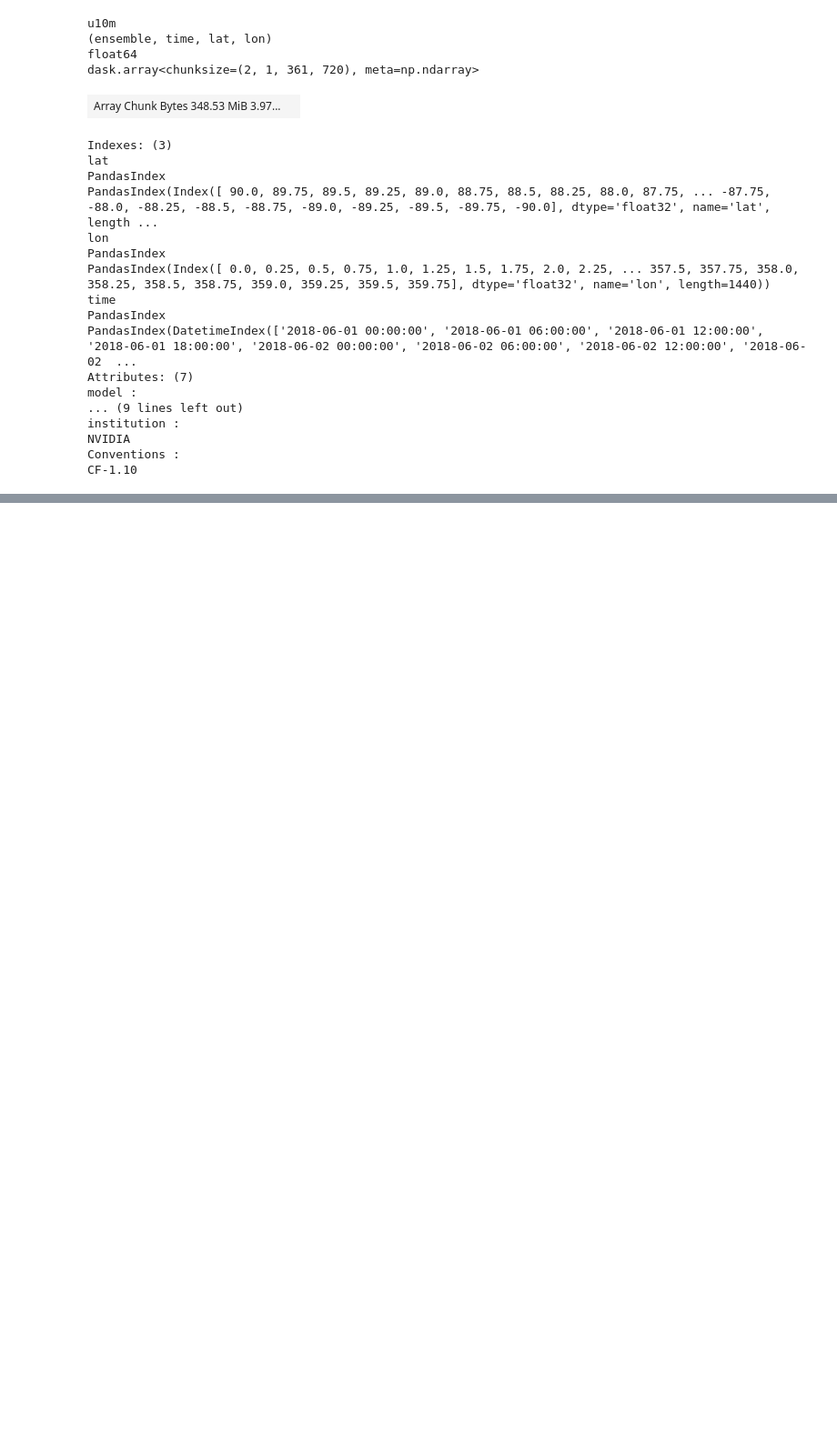
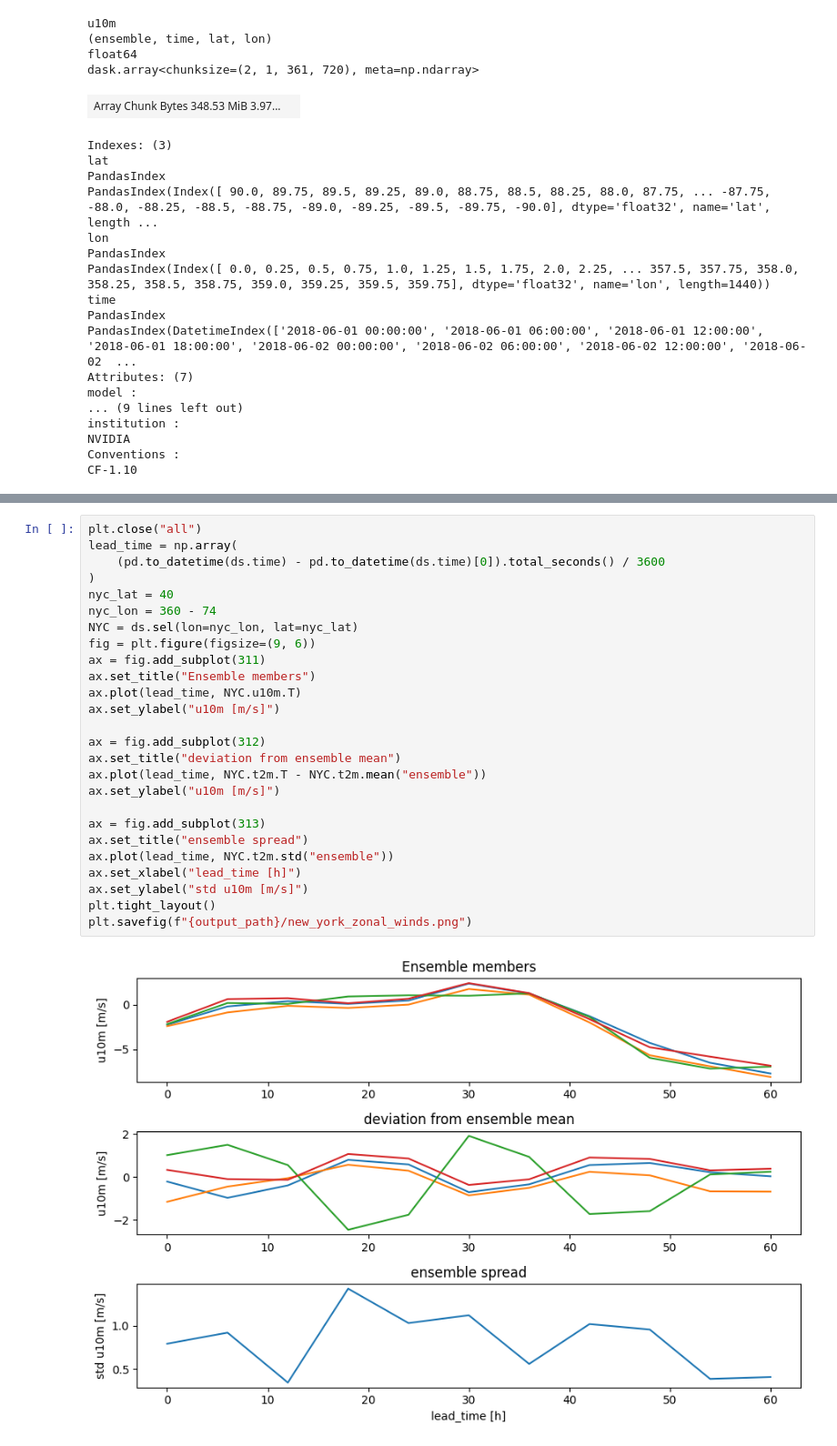
Before and after one commit to kueschallCarl/earth2mip, a Jupyter notebook: models/simple_inference.ipynb, the cells around one changed output, grey strips where cells are left out. Shown at 91% size. Saved outputs shown, nothing was run; the diff lists cells and outputs as text; blank space fills up the shorter version.

```diff
--- a/models/simple_inference.ipynb
+++ b/models/simple_inference.ipynb
@@ -212,0 +213,28 @@ CF-1.10
+# %%
+plt.close("all")
+lead_time = np.array(
+    (pd.to_datetime(ds.time) - pd.to_datetime(ds.time)[0]).total_seconds() / 3600
+)
+nyc_lat = 40
+nyc_lon = 360 - 74
+NYC = ds.sel(lon=nyc_lon, lat=nyc_lat)
+fig = plt.figure(figsize=(9, 6))
+ax = fig.add_subplot(311)
+ax.set_title("Ensemble members")
+ax.plot(lead_time, NYC.u10m.T)
+ax.set_ylabel("u10m [m/s]")
+
+ax = fig.add_subplot(312)
+ax.set_title("deviation from ensemble mean")
+ax.plot(lead_time, NYC.t2m.T - NYC.t2m.mean("ensemble"))
+ax.set_ylabel("u10m [m/s]")
+
+ax = fig.add_subplot(313)
+ax.set_title("ensemble spread")
+ax.plot(lead_time, NYC.t2m.std("ensemble"))
+ax.set_xlabel("lead_time [h]")
+ax.set_ylabel("std u10m [m/s]")
+plt.tight_layout()
+plt.savefig(f"{output_path}/new_york_zonal_winds.png")
+# %% [output]
+[figure, added]
```
Also changed, not shown: parts of 4 cells of this notebook.
